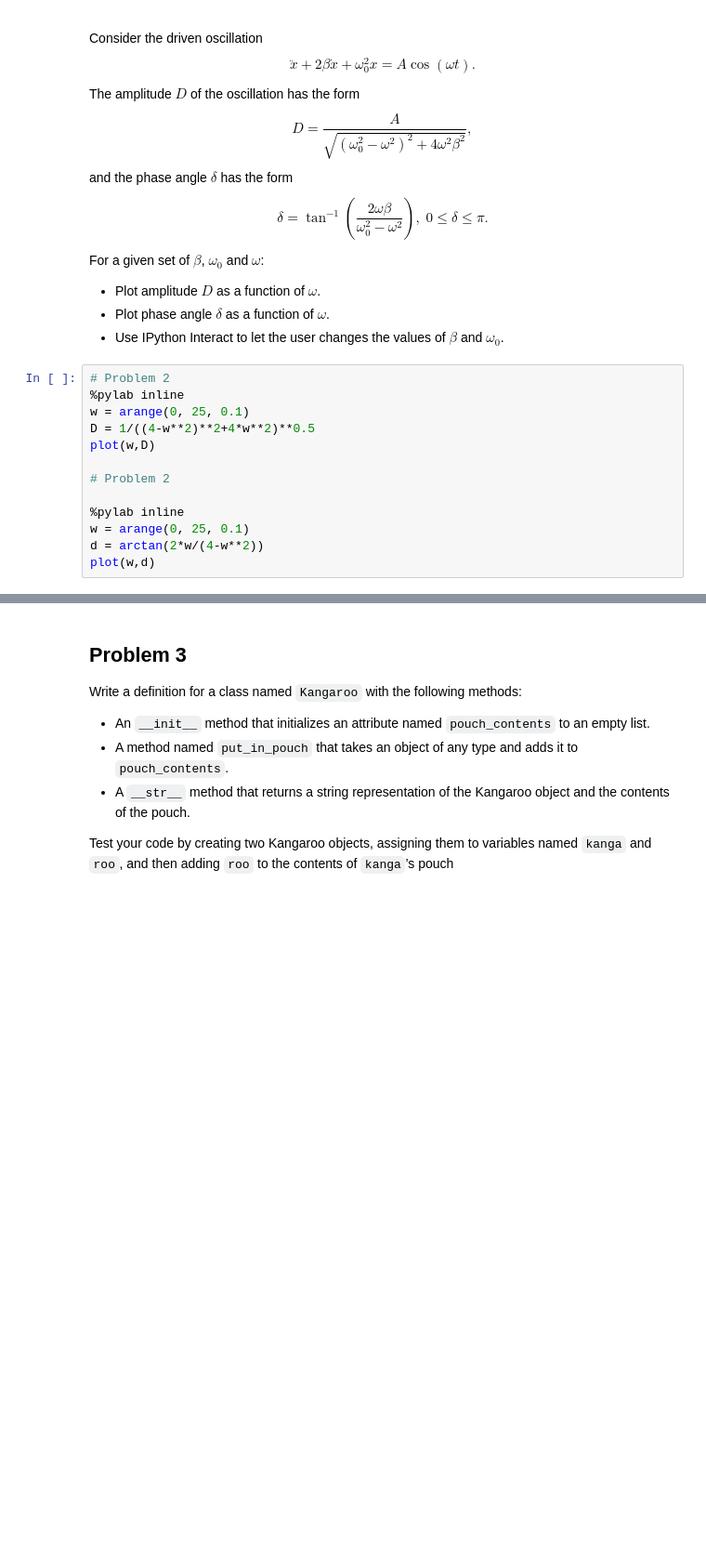
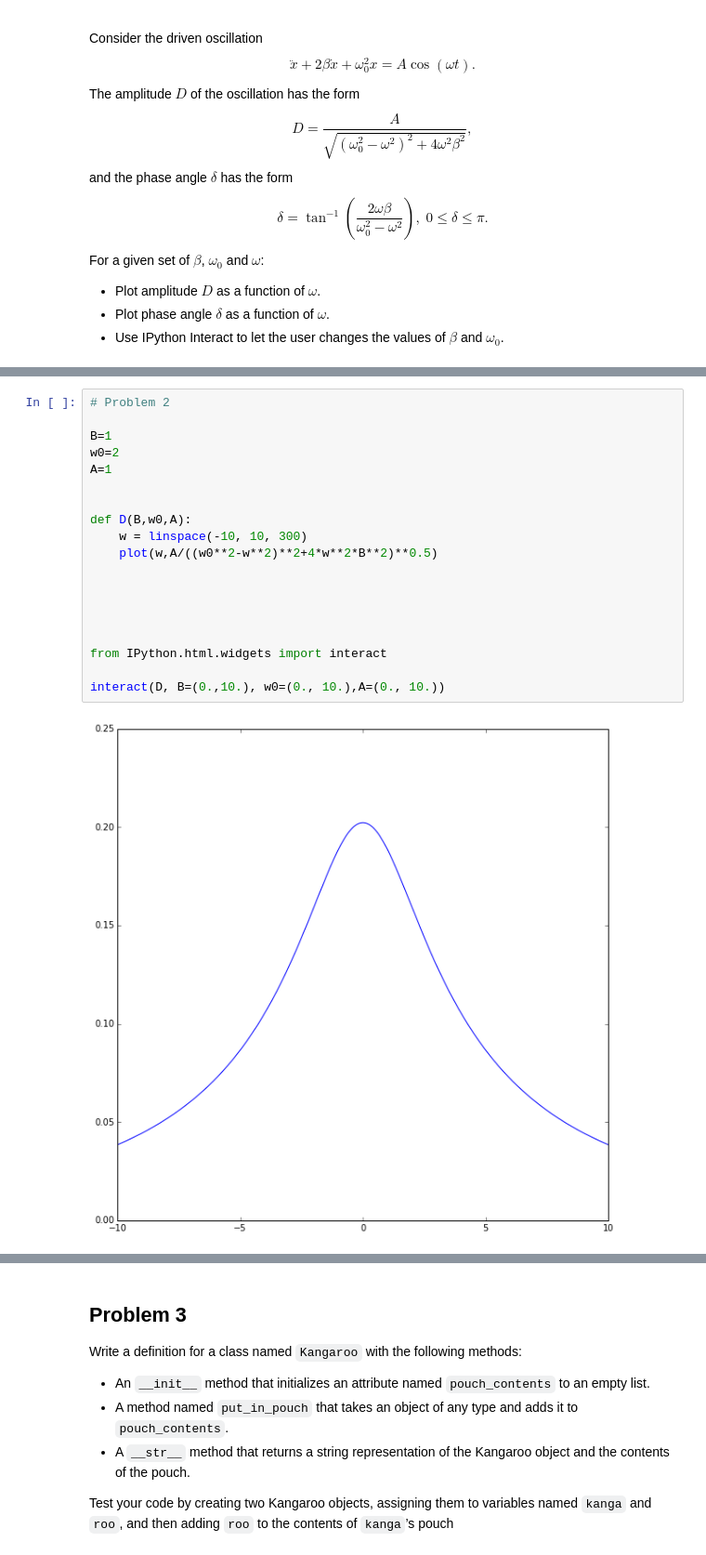
Before and after one commit to pcchen/NTHU10320PHYS290000, a Jupyter notebook: student/102022131/Homework5.ipynb, the cells around one changed output, grey strips where cells are left out. Shown at 93% size. Saved outputs shown, nothing was run; the diff lists cells and outputs as text; blank space fills up the shorter version.

```diff
--- a/student/102022131/Homework5.ipynb
+++ b/student/102022131/Homework5.ipynb
@@ -109,16 +105,3 @@ For a given set of $\beta$, $\omega_0$ and $\omega$:
 * Plot amplitude $D$ as a function of $\omega$.
 * Plot phase angle $\delta$ as a function of $\omega$.
 * Use IPython Interact to let the user changes the values of $\beta$ and $\omega_0$.
-# %%
-# Problem 2
-%pylab inline
-w = arange(0, 25, 0.1)
-D = 1/((4-w**2)**2+4*w**2)**0.5
-plot(w,D)
-
-# Problem 2
-
-%pylab inline
-w = arange(0, 25, 0.1)
-d = arctan(2*w/(4-w**2))
-plot(w,d)
@@ -130,0 +108,21 @@ WARNING: pylab import has clobbered these variables: ['f']
+# %%
+# Problem 2
+
+B=1
+w0=2
+A=1
+
+
+def D(B,w0,A):
+    w = linspace(-10, 10, 300)
+    plot(w,A/((w0**2-w**2)**2+4*w**2*B**2)**0.5)
+
+
+
+
+
+from IPython.html.widgets import interact
+
+interact(D, B=(0.,10.), w0=(0., 10.),A=(0., 10.))
+# %% [output]
+[figure, added]
```
Also changed, not shown: parts of 6 cells of this notebook.
